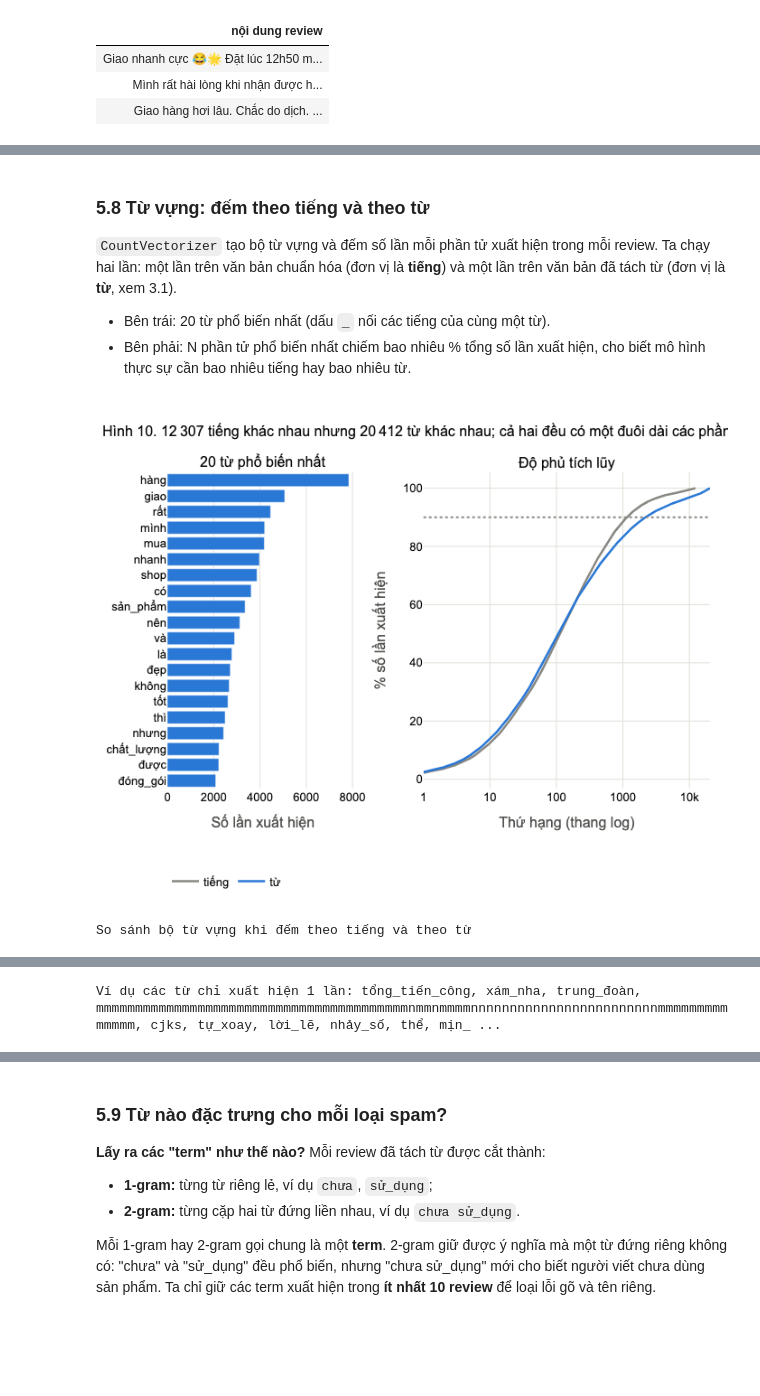
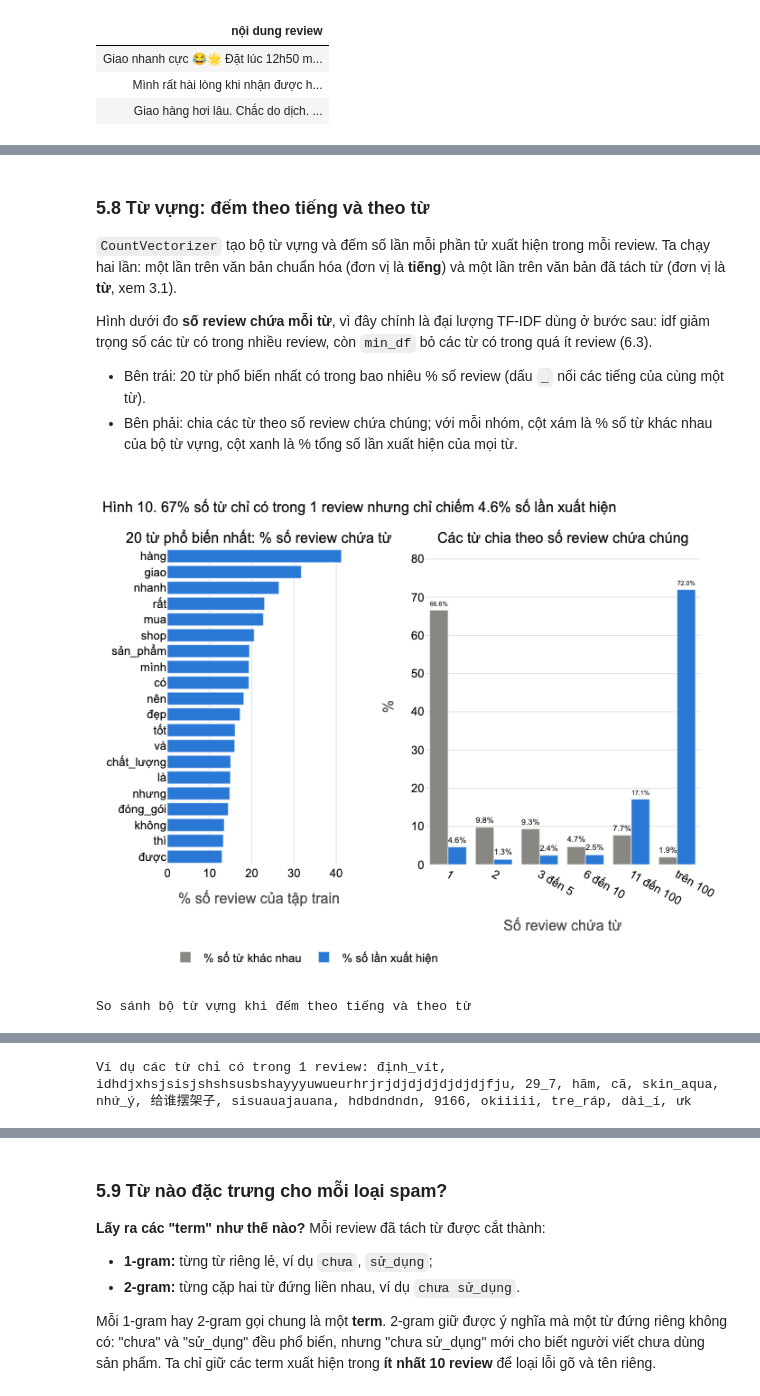
Before and after one commit to trthminh/CO5177, a Jupyter notebook: notebooks/text.ipynb, the cells around one changed output, grey strips where cells are left out. Cells and saved outputs as stored; diff of their text form; code cells hidden in the pictures; blank space fills up the shorter version.

```diff
--- a/notebooks/text.ipynb
+++ b/notebooks/text.ipynb
@@ -186,7 +209,7 @@ def format_number(value, precision=1):
     if isinstance(value, (int, np.integer)):
         return f"{value:,}".replace(",", "\u2009") if abs(value) >= 10000 else str(value)
     if isinstance(value, (float, np.floating)):
-        return f"{value:.{precision}f}"
+        return "" if np.isnan(value) else f"{value:.{precision}f}"   # ô không có giá trị để trống
     return value
 
 
@@ -1180,55 +1237,61 @@ SPAM-1 có tỷ lệ cao ở **nhiều** chủ đề (sản phẩm 70%, giao hà
 
 `CountVectorizer` tạo bộ từ vựng và đếm số lần mỗi phần tử xuất hiện trong mỗi review. Ta chạy hai lần: một lần trên văn bản chuẩn hóa (đơn vị là **tiếng**) và một lần trên văn bản đã tách từ (đơn vị là **từ**, xem 3.1).
 
-- Bên trái: 20 từ phổ biến nhất (dấu `_` nối các tiếng của cùng một từ).
-- Bên phải: N phần tử phổ biến nhất chiếm bao nhiêu % tổng số lần xuất hiện, cho biết mô hình thực sự cần bao nhiêu tiếng hay bao nhiêu từ.
+Hình dưới đo **số review chứa mỗi từ**, vì đây chính là đại lượng TF-IDF dùng ở bước sau: idf giảm trọng số các từ có trong nhiều review, còn `min_df` bỏ các từ có trong quá ít review (6.3).
+- Bên trái: 20 từ phổ biến nhất có trong bao nhiêu % số review (dấu `_` nối các tiếng của cùng một từ).
+- Bên phải: chia các từ theo số review chứa chúng; với mỗi nhóm, cột xám là % số từ khác nhau của bộ từ vựng, cột xanh là % tổng số lần xuất hiện của mọi từ.
 # %%
 def count_units(texts):
     """Đếm số lần xuất hiện và số review chứa mỗi phần tử (tiếng hoặc từ), sắp giảm dần."""
     vectorizer = CountVectorizer(token_pattern=TOKEN_PATTERN)
     matrix = vectorizer.fit_transform(texts)
     names = vectorizer.get_feature_names_out()
     totals = pd.Series(np.asarray(matrix.sum(axis=0)).ravel(), index=names)
     reviews = pd.Series(np.asarray((matrix > 0).sum(axis=0)).ravel(), index=names)
     return pd.DataFrame({"số lần": totals, "số review": reviews}).sort_values("số lần", ascending=False)
 
 
 units = {"tiếng": count_units(train["clean"]), "từ": count_units(train["words"])}
 
-vocab_rows, coverage = [], {}
+vocab_rows = []
 for unit_name, counts in units.items():
-    coverage[unit_name] = counts["số lần"].cumsum() / counts["số lần"].sum() * 100
+    in_one_review = counts["số review"] == 1
     vocab_rows.append({"đơn vị": unit_name,
                        "số phần tử khác nhau": len(counts),
-                       "số phần tử phổ biến nhất chiếm 90%": int((coverage[unit_name] < 90).sum()) + 1,
-                       "% phần tử chỉ xuất hiện 1 lần": (counts["số lần"] == 1).mean() * 100,
+                       "% phần tử chỉ có trong 1 review": in_one_review.mean() * 100,
+                       "% số lần xuất hiện của các phần tử đó": counts.loc[in_one_review, "số lần"].sum() / counts["số lần"].sum() * 100,
                        "% phần tử gồm nhiều tiếng": counts.index.str.contains("_").mean() * 100})
 vocab_summary = pd.DataFrame(vocab_rows).set_index("đơn vị")
 
-top_words = units["từ"].head(20).iloc[::-1]
-fig = make_subplots(rows=1, cols=2, column_widths=[0.4, 0.6], horizontal_spacing=0.12,
-                    subplot_titles=("20 từ phổ biến nhất", "Độ phủ tích lũy"))
+words = units["từ"]
+review_groups = pd.cut(words["số review"], [0, 1, 2, 5, 10, 100, np.inf],
+                       labels=["1", "2", "3 đến 5", "6 đến 10", "11 đến 100", "trên 100"])
+group_share = pd.DataFrame({
+    "% số từ khác nhau": review_groups.value_counts(sort=False) / len(words) * 100,
+    "% số lần xuất hiện": words.groupby(review_groups, observed=False)["số lần"].sum() / words["số lần"].sum() * 100})
+
+top_words = words.nlargest(20, "số review").iloc[::-1]
+fig = make_subplots(rows=1, cols=2, column_widths=[0.4, 0.6], horizontal_spacing=0.14,
+                    subplot_titles=("20 từ phổ biến nhất: % số review chứa từ", "Các từ chia theo số review chứa chúng"))
 fig.add_trace(go.Bar(
-    x=top_words["số lần"], y=top_words.index, orientation="h", marker_color=BLUE, showlegend=False,
-    customdata=np.stack([top_words["số review"], top_words["số review"] / len(train) * 100], axis=-1),
-    hovertemplate='"%{y}": %{x} lần<br>có trong %{customdata[0]} review (%{customdata[1]:.1f}%)<extra></extra>'),
+    x=top_words["số review"] / len(train) * 100, y=top_words.index, orientation="h", marker_color=BLUE, showlegend=False,
+    customdata=np.stack([top_words["số review"], top_words["số lần"]], axis=-1),
+    hovertemplate='"%{y}": có trong %{customdata[0]} review (%{x:.1f}%), %{customdata[1]} lần<extra></extra>'),
     row=1, col=1)
-for unit_name, color in [("tiếng", MUTED), ("từ", BLUE)]:
-    curve = coverage[unit_name]
-    fig.add_trace(go.Scatter(x=np.arange(1, len(curve) + 1), y=curve.values, mode="lines", name=unit_name,
-                             line=dict(color=color, width=2.5),
-                             hovertemplate="%{x} " + unit_name + " phổ biến nhất chiếm %{y:.1f}% số lần xuất hiện<extra></extra>"),
+for column, color in [("% số từ khác nhau", MUTED), ("% số lần xuất hiện", BLUE)]:
+    fig.add_trace(go.Bar(x=group_share.index, y=group_share[column], name=column, marker_color=color,
+                         text=[f"{v:.1f}%" for v in group_share[column]], textposition="outside",
+                         hovertemplate="từ có trong %{x} review: %{y:.1f}% " + column[2:] + "<extra></extra>"),
                   row=1, col=2)
-fig.add_hline(y=90, line_dash="dot", line_color=MUTED, row=1, col=2)
-fig.update_xaxes(title_text="Số lần xuất hiện", row=1, col=1)
-fig.update_xaxes(title_text="Thứ hạng (thang log)", type="log", row=1, col=2)
-fig.update_yaxes(title_text="% số lần xuất hiện", row=1, col=2)
-show_fig(fig, f"{format_number(len(units['tiếng']))} tiếng khác nhau nhưng {format_number(len(units['từ']))} từ khác nhau; "
-              f"cả hai đều có một đuôi dài các phần tử hiếm", height=560, legend=BOTTOM_LEGEND)
+fig.update_xaxes(title_text="% số review của tập train", row=1, col=1)
+fig.update_xaxes(title_text="Số review chứa từ", row=1, col=2)
+fig.update_yaxes(title_text="%", range=[0, group_share.values.max() * 1.15], row=1, col=2)
+show_fig(fig, f"{group_share.iloc[0, 0]:.0f}% số từ chỉ có trong 1 review nhưng chỉ chiếm "
+              f"{group_share.iloc[0, 1]:.1f}% số lần xuất hiện", height=560, legend=BOTTOM_LEGEND)
 
 show_table(vocab_summary, "So sánh bộ từ vựng khi đếm theo tiếng và theo từ")
-rare_words = units["từ"].loc[units["từ"]["số lần"] == 1].sample(15, random_state=SEED)
-print("Ví dụ các từ chỉ xuất hiện 1 lần:", ", ".join(rare_words.index))
+rare_words = words.loc[words["số review"] == 1].sample(15, random_state=SEED)
+print("Ví dụ các từ chỉ có trong 1 review:", ", ".join(rare_words.index))
 # %% [output]
-[figure, old version]
+[figure, new version]
 So sánh bộ từ vựng khi đếm theo tiếng và theo từ
@@ -1239,4 +1302,4 @@ So sánh bộ từ vựng khi đếm theo tiếng và theo từ
-Ví dụ các từ chỉ xuất hiện 1 lần: tổng_tiến_công, xám_nha, trung_đoàn, mmmmmmmmmmmmmmmmmmmmmmmmmmmmmmmmmmmmmmmmnmmnmmmmnnnnnnnnnnnnnnnnnnnnnnnnmmmmmmmmmmmmmm, cjks, tự_xoay, lời_lẽ, nhảy_số, thể, mịn_ ...
+Ví dụ các từ chỉ có trong 1 review: định_vít, idhdjxhsjsisjshshsusbshayyyuwueurhrjrjdjdjdjdjdjdjfju, 29_7, hãm, cã, skin_aqua, nhứ_ý, 给谁摆架子, sisuauajauana, hdbdndndn, 9166, okiiiii, tre_ráp, dài_í, ưk
 # %% [markdown]
 **Nhận xét.**
 - Đếm theo tiếng, tập train có **12 307 tiếng khác nhau**; đếm theo từ có **20 412 từ khác nhau**. Bộ từ lớn hơn vì cùng một tiếng nằm trong nhiều từ ("hàng" có trong "hàng", "cửa_hàng", "mặt_hàng", ...), và một nửa số từ gồm từ hai tiếng trở lên.
```
Also changed, not shown: parts of 33 cells of this notebook, 20 other files.
